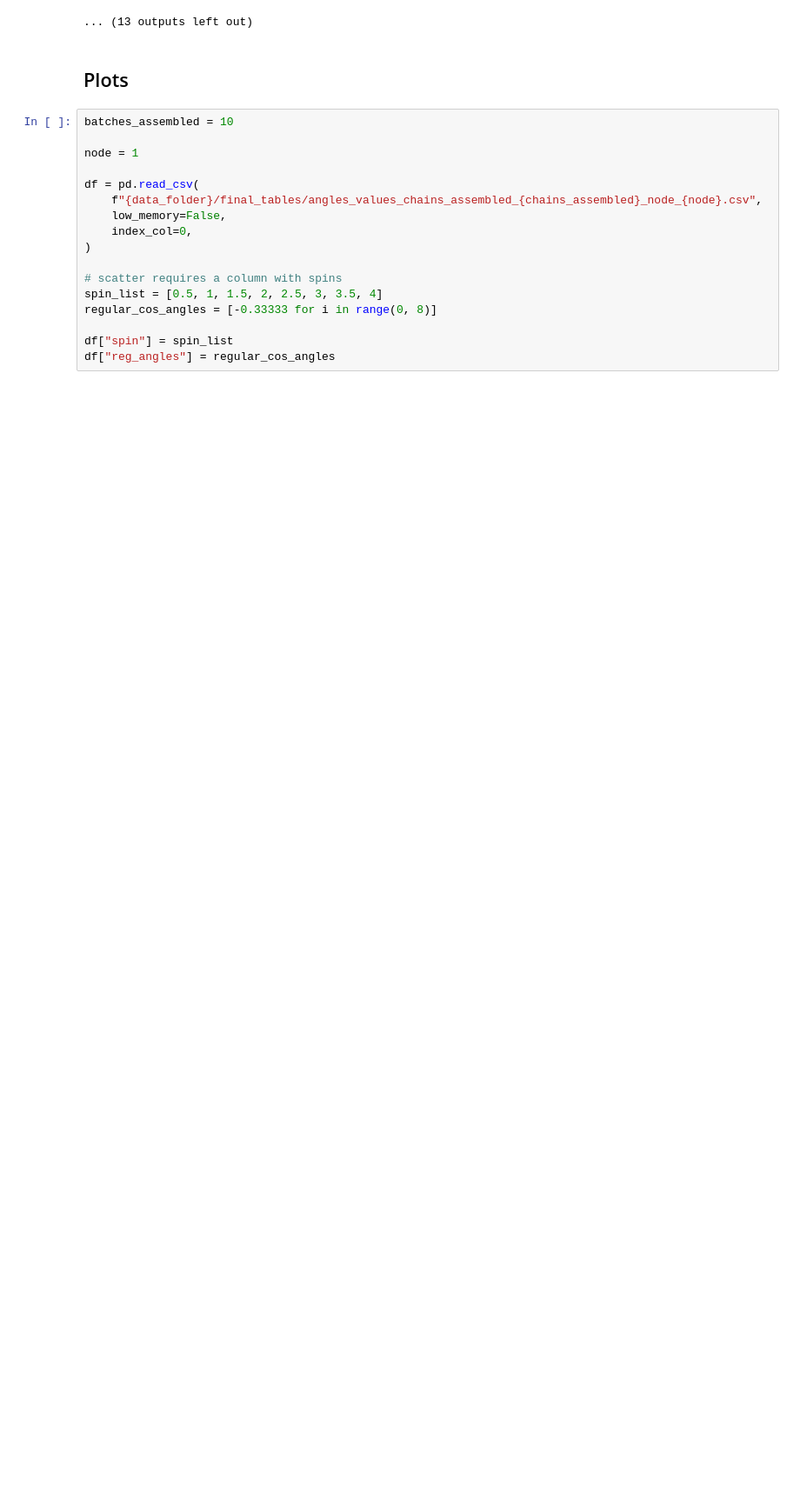
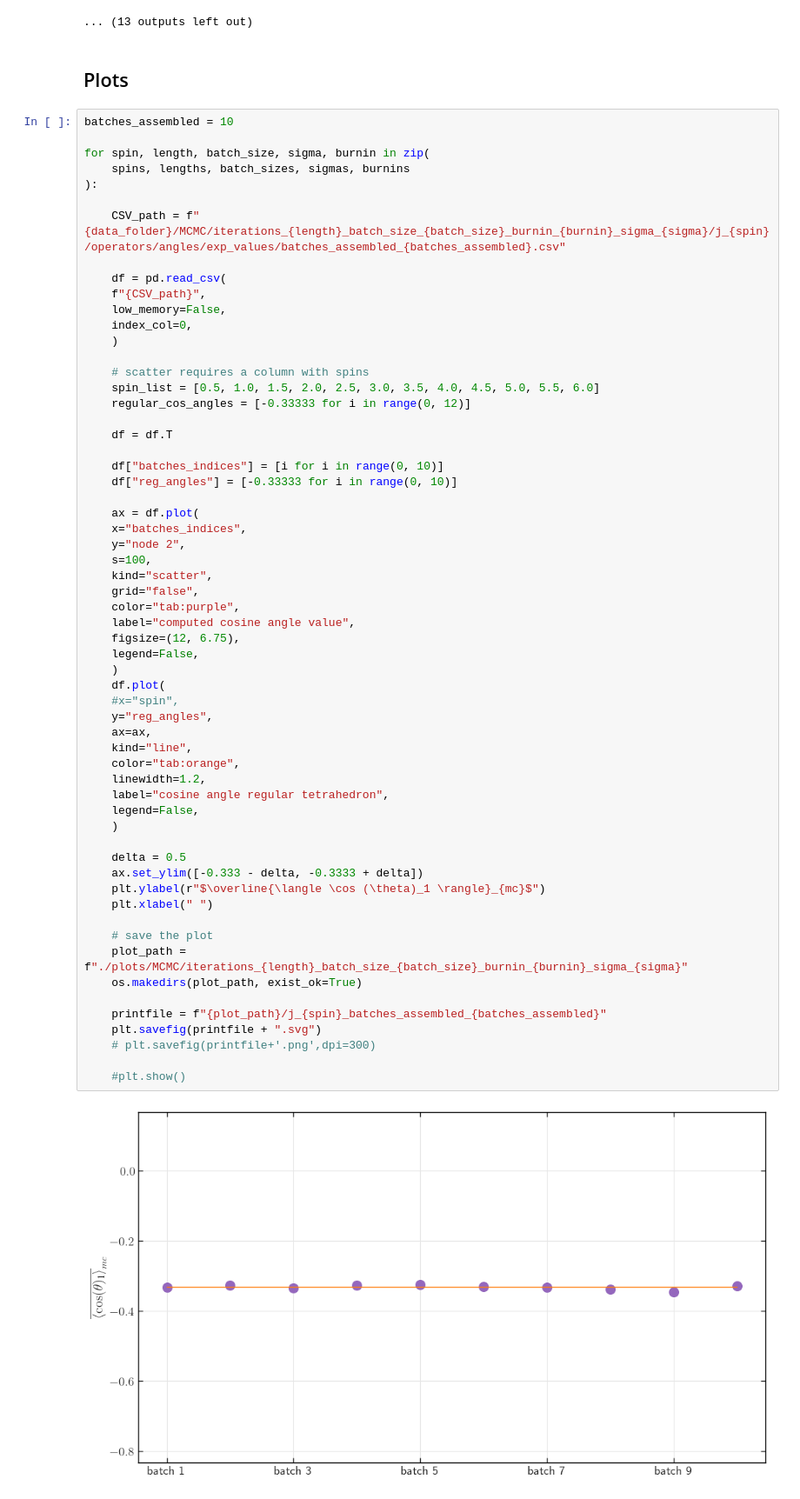
Before and after one commit to JosephRRB/GFlowNets_on_SpinFoams, a Jupyter notebook: notebooks/Python/Operators.ipynb, the cells around one changed output. Shown at 87% size. Saved outputs shown, nothing was run; the diff lists cells and outputs as text; blank space fills up the shorter version.

Commit message:
angles plots

```diff
--- a/notebooks/Python/Operators.ipynb
+++ b/notebooks/Python/Operators.ipynb
@@ -348,17 +348,62 @@ spin = 3.0, length = 1000000, sigma = 0.8, length = 1000000, burnin = 0, node_au
 # %%
 batches_assembled = 10
 
-node = 1
+for spin, length, batch_size, sigma, burnin in zip(
+    spins, lengths, batch_sizes, sigmas, burnins
+):
 
-df = pd.read_csv(
-    f"{data_folder}/final_tables/angles_values_chains_assembled_{chains_assembled}_node_{node}.csv",
+    CSV_path = f"{data_folder}/MCMC/iterations_{length}_batch_size_{batch_size}_burnin_{burnin}_sigma_{sigma}/j_{spin}/operators/angles/exp_values/batches_assembled_{batches_assembled}.csv"
+
+    df = pd.read_csv(
+    f"{CSV_path}",
     low_memory=False,
     index_col=0,
-)
+    )
 
-# scatter requires a column with spins
-spin_list = [0.5, 1, 1.5, 2, 2.5, 3, 3.5, 4]
-regular_cos_angles = [-0.33333 for i in range(0, 8)]
+    # scatter requires a column with spins
+    spin_list = [0.5, 1.0, 1.5, 2.0, 2.5, 3.0, 3.5, 4.0, 4.5, 5.0, 5.5, 6.0]
+    regular_cos_angles = [-0.33333 for i in range(0, 12)]
 
-df["spin"] = spin_list
-df["reg_angles"] = regular_cos_angles
+    df = df.T
+
+    df["batches_indices"] = [i for i in range(0, 10)]
+    df["reg_angles"] = [-0.33333 for i in range(0, 10)]
+
+    ax = df.plot(
+    x="batches_indices",
+    y="node 2",
+    s=100,
+    kind="scatter",
+    grid="false",
+    color="tab:purple",
+    label="computed cosine angle value",
+    figsize=(12, 6.75),
+    legend=False,
+    )
+    df.plot(
+    #x="spin",
+    y="reg_angles",
+    ax=ax,
+    kind="line",
+    color="tab:orange",
+    linewidth=1.2,
+    label="cosine angle regular tetrahedron",
+    legend=False,
+    )
+
+    delta = 0.5
+    ax.set_ylim([-0.333 - delta, -0.3333 + delta])
+    plt.ylabel(r"$\overline{\langle \cos (\theta)_1 \rangle}_{mc}$")
+    plt.xlabel(" ")
+
+    # save the plot
+    plot_path =  f"./plots/MCMC/iterations_{length}_batch_size_{batch_size}_burnin_{burnin}_sigma_{sigma}"
+    os.makedirs(plot_path, exist_ok=True)
+
+    printfile = f"{plot_path}/j_{spin}_batches_assembled_{batches_assembled}"
+    plt.savefig(printfile + ".svg")
+    # plt.savefig(printfile+'.png',dpi=300)
+
+    #plt.show()
+# %% [output]
+[figure, added]
```
Also changed, not shown: parts of 3 cells of this notebook, 13 other files.
